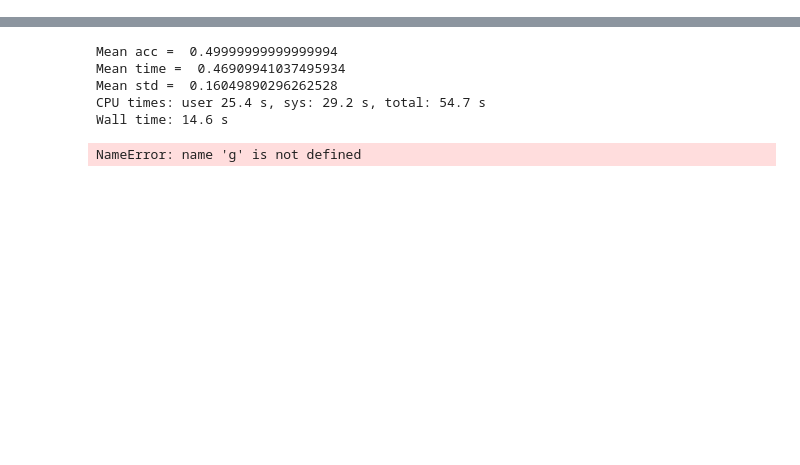
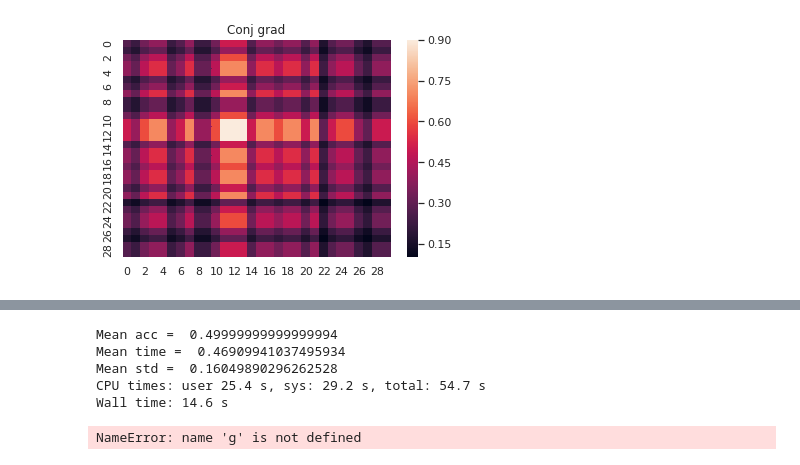
Before and after one commit to leoandeol/graph-kernels, a Jupyter notebook: tests.ipynb, the cells around one changed output, grey strips where cells are left out. Cells and saved outputs as stored; diff of their text form; code cells hidden in the pictures; blank space fills up the shorter version.

```diff
--- a/tests.ipynb
+++ b/tests.ipynb
@@ -53,0 +31,6 @@ sns.heatmap(ker.build_gram_matrix(db2[:,0],kernel=ker.spec_decomp_kernel))
+# %%
+%%timeit
+plt.clf()
+plt.title("Conj grad")
+sns.heatmap(ker.build_gram_matrix(db2[:,0],kernel=ker.conj_grad_kernel))
+# %% [output]
@@ -53,0 +38 @@ sns.heatmap(ker.build_gram_matrix(db2[:,0],kernel=ker.spec_decomp_kernel))
+[figure, added]
```
Also changed, not shown: parts of 6 cells of this notebook, 1 other file.
